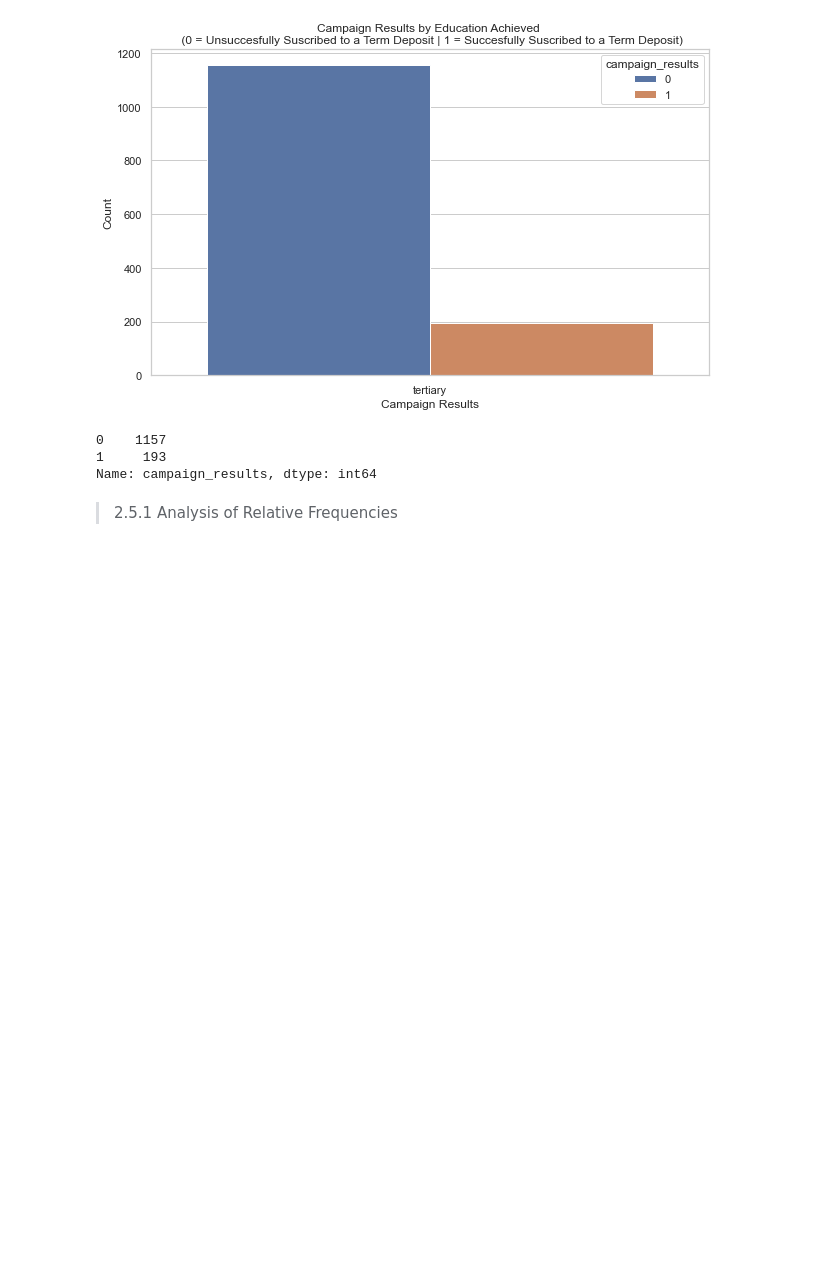
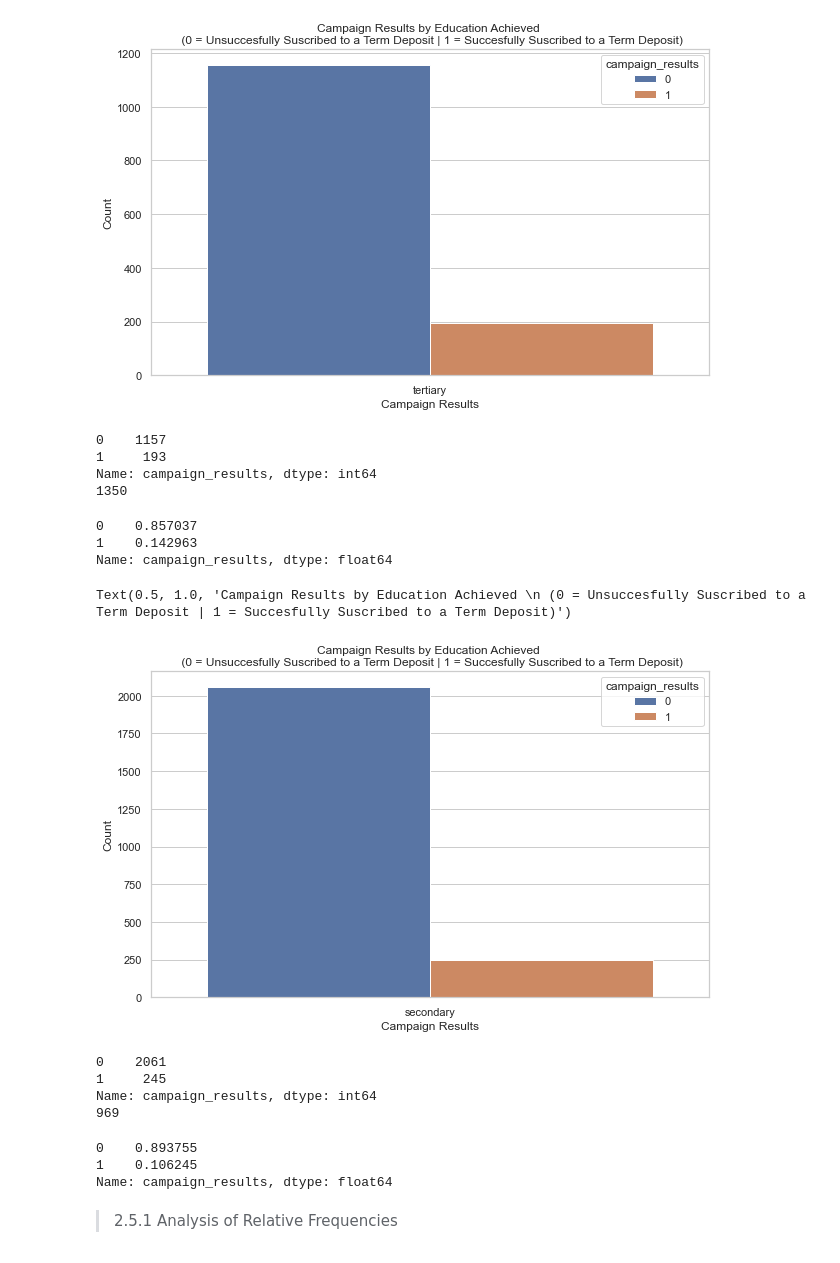
Before and after one commit to EduardoJMatosRomero/StatTechsCA1, a Jupyter notebook: Hdip_Eduardo_Julian_Matos_Romero_2023.ipynb, the cells around one changed output. Drawn from its saved outputs; the diff is of its cells as text; code cells hidden in the pictures; blank space fills up the shorter version.

```diff
--- a/Hdip_Eduardo_Julian_Matos_Romero_2023.ipynb
+++ b/Hdip_Eduardo_Julian_Matos_Romero_2023.ipynb
@@ -959,12 +1072,65 @@ plt.show()
 tertiary_education_data = df2[df2['education'] == 'tertiary']
 
 tertiary_education_counts = tertiary_education_data['campaign_results'].value_counts()
+tertiary_education_sum = tertiary_education_data['campaign_results'].value_counts().sum()
 
 print(tertiary_education_counts)
+print(tertiary_education_sum)
 # %% [output]
 0    1157
 1     193
 Name: campaign_results, dtype: int64
+1350
+# %%
+tertiary_education_data = df2[df2['education'] == 'tertiary']
+
+result_counts = tertiary_education_data['campaign_results'].value_counts()
+total_count = len(tertiary_education_data)
+
+relative_frequencies = result_counts / total_count
+relative_frequencies
+# %% [output]
+0    0.857037
+1    0.142963
+Name: campaign_results, dtype: float64
+# %%
+secondary_education_data = df2[df2['education'] == 'secondary']
+
+sns.set(style='whitegrid')
+plt.figure(figsize=(10, 6))
+
+sns.countplot(data=secondary_education_data, x='education', hue='campaign_results')
+
+plt.xlabel('Campaign Results')
+plt.ylabel('Count')
+plt.title('Campaign Results by Education Achieved \n (0 = Unsuccesfully Suscribed to a Term Deposit | 1 = Succesfully Suscribed to a Term Deposit)')
+# %% [output]
+Text(0.5, 1.0, 'Campaign Results by Education Achieved \n (0 = Unsuccesfully Suscribed to a Term Deposit | 1 = Succesfully Suscribed to a Term Deposit)')
+[figure, added]
+# %%
+secondary_education_data = df2[df2['education'] == 'secondary']
+secondary_education_counts = secondary_education_data['campaign_results'].value_counts()
+secondary_education_sum = mangement_data['campaign_results'].value_counts().sum()
+
+print(secondary_education_counts)
+print(secondary_education_sum)
+# %% [output]
+0    2061
+1     245
+Name: campaign_results, dtype: int64
+969
+# %%
+secondary_education_data = df2[df2['education'] == 'secondary']
+
+result_counts = secondary_education_data['campaign_results'].value_counts()
+total_count = len(secondary_education_data)
+
+relative_frequencies = result_counts / total_count
+relative_frequencies
+# %% [output]
+0    0.893755
+1    0.106245
+Name: campaign_results, dtype: float64
 # %% [markdown]
 > 2.5.1 Analysis of Relative Frequencies
 # %%
```
Also changed, not shown: parts of 35 cells of this notebook.
